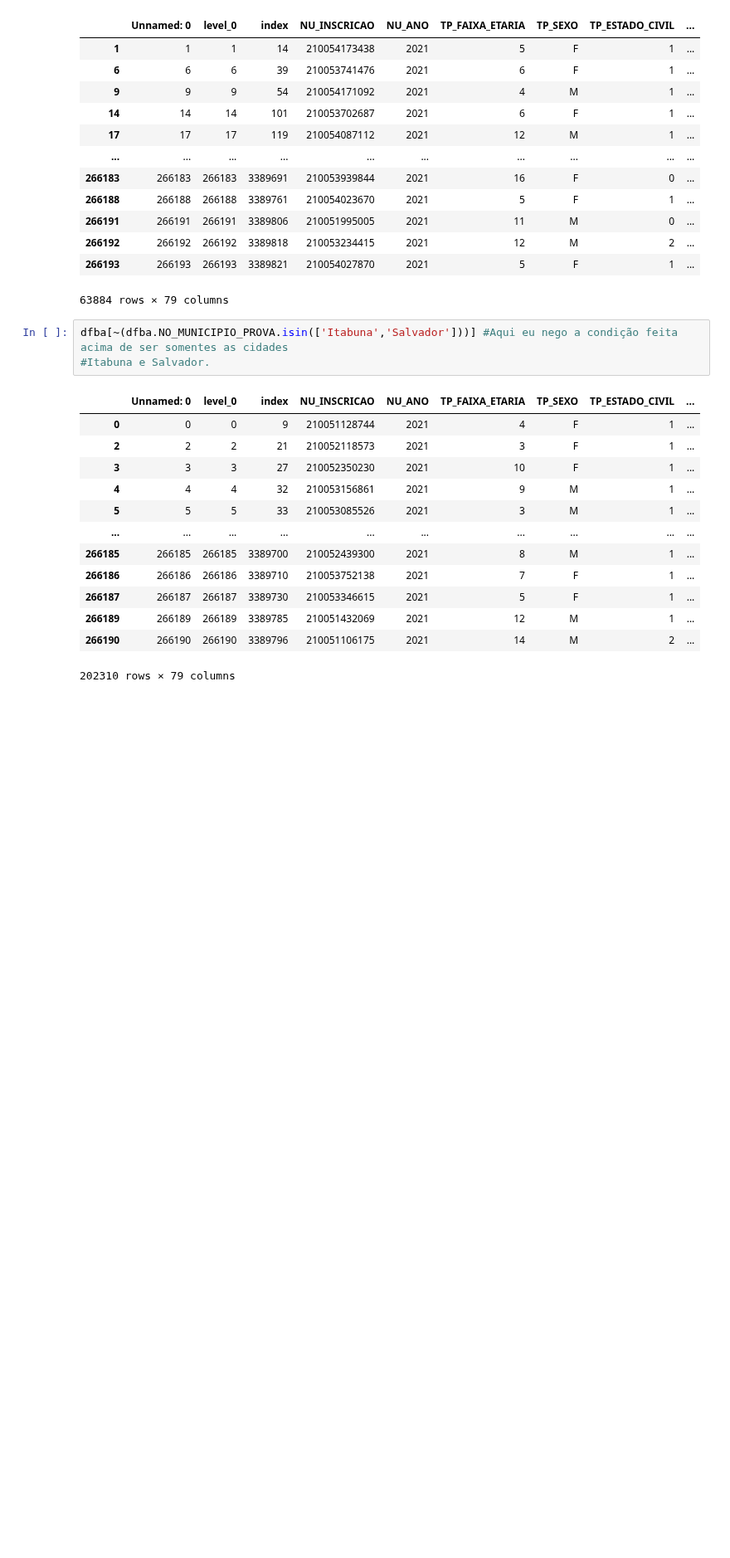
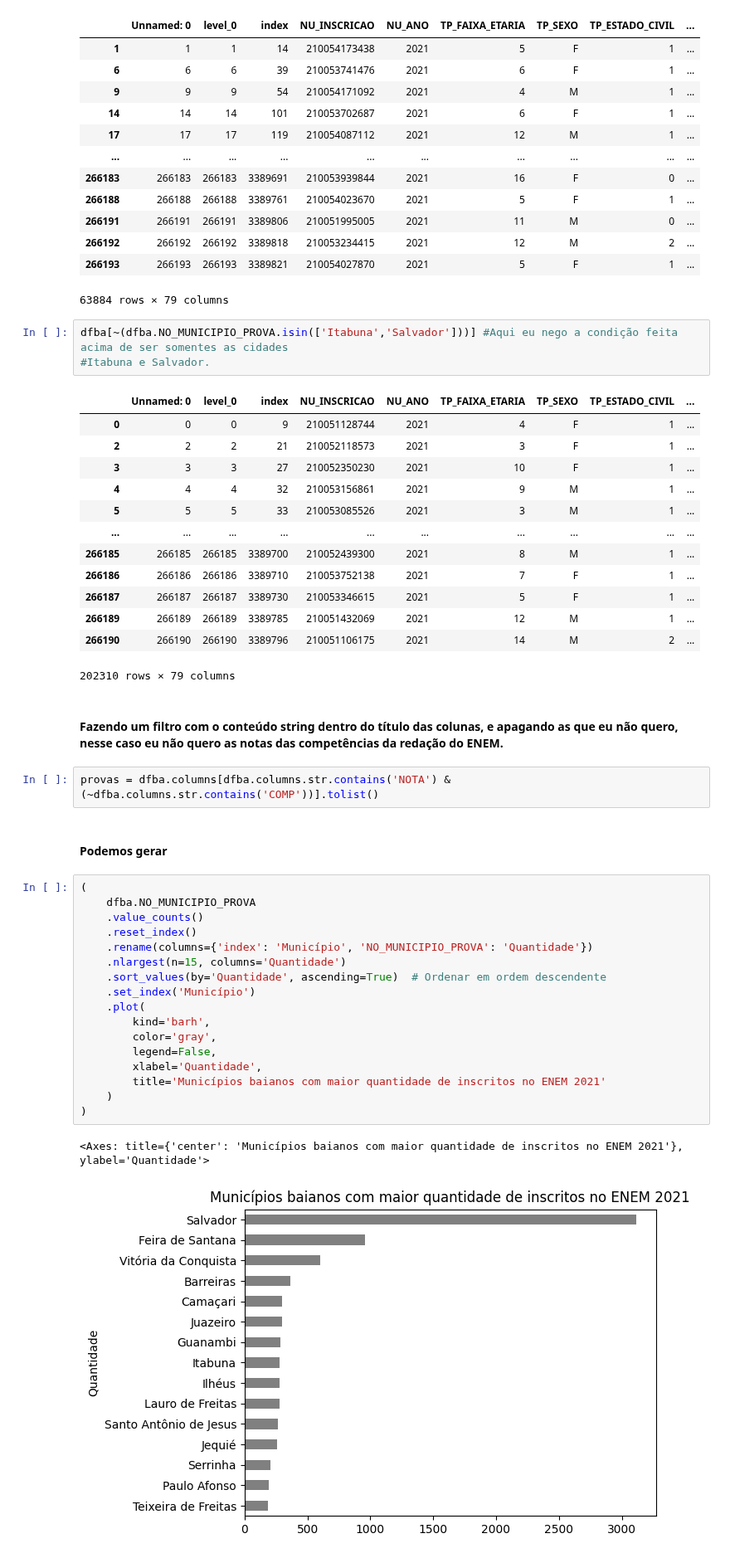
Before and after one commit to Bruno-Santana-Eco/Analise-de-Dados-ENEM, a Jupyter notebook: Análise de Dados.ipynb, the cells around one changed output. Shown at 83% size. Cells and saved outputs as stored; diff of their text form; blank space fills up the shorter version.

```diff
--- a/Análise de Dados.ipynb
+++ b/Análise de Dados.ipynb
@@ -395,3 +431,29 @@ dfba[~(dfba.NO_MUNICIPIO_PROVA.isin(['Itabuna','Salvador']))] #Aqui eu nego a co
 | 266189 | 266189 | 266189 | 3389785 | 210051432069 | 2021 | 12 | M | 1 | ... |
 | 266190 | 266190 | 266190 | 3389796 | 210051106175 | 2021 | 14 | M | 2 | ... |
 202310 rows × 79 columns
+# %% [markdown]
+#### Fazendo um filtro com o conteúdo string dentro do título das colunas, e apagando as que eu não quero, nesse caso eu não quero as notas das competências da redação do ENEM.
+# %%
+provas = dfba.columns[dfba.columns.str.contains('NOTA') & (~dfba.columns.str.contains('COMP'))].tolist()
+# %% [markdown]
+#### Podemos gerar
+# %%
+(
+    dfba.NO_MUNICIPIO_PROVA
+    .value_counts()
+    .reset_index()
+    .rename(columns={'index': 'Município', 'NO_MUNICIPIO_PROVA': 'Quantidade'})
+    .nlargest(n=15, columns='Quantidade')
+    .sort_values(by='Quantidade', ascending=True)  # Ordenar em ordem descendente
+    .set_index('Município')
+    .plot(
+        kind='barh',
+        color='gray',
+        legend=False,
+        xlabel='Quantidade',
+        title='Municípios baianos com maior quantidade de inscritos no ENEM 2021'
+    )
+)
+# %% [output]
+<Axes: title={'center': 'Municípios baianos com maior quantidade de inscritos no ENEM 2021'}, ylabel='Quantidade'>
+[figure, added]
```
Also changed, not shown: parts of 23 cells of this notebook.
